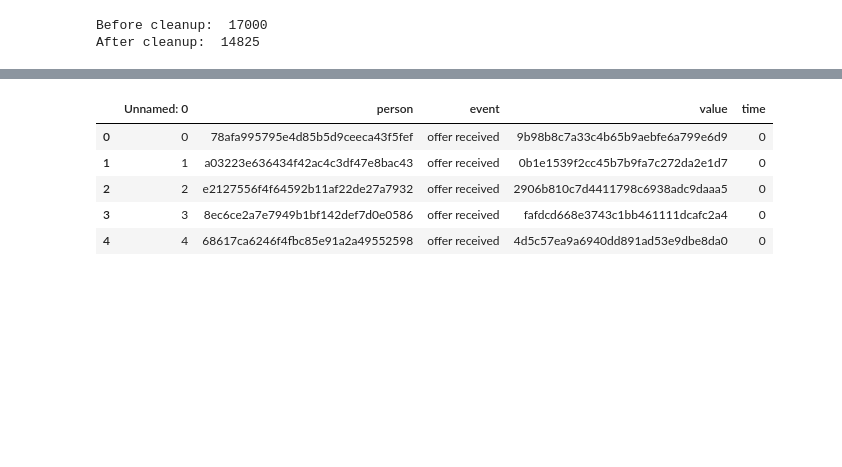
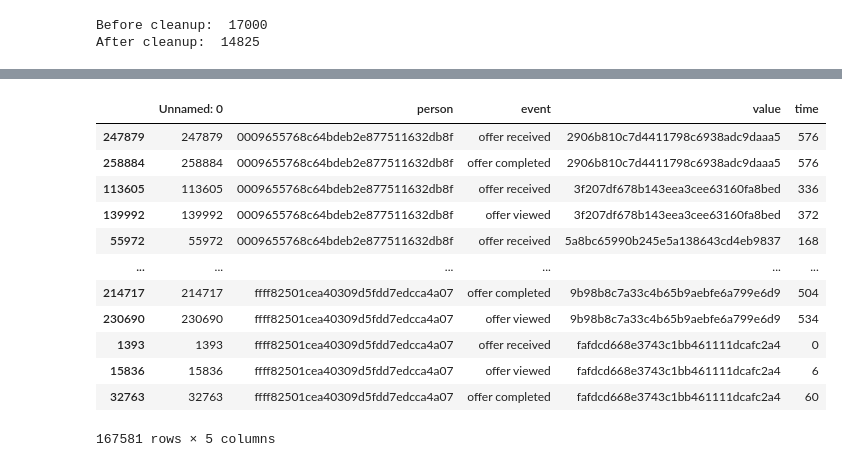
Before and after one commit to surf-guy/DSE200, a Jupyter notebook: MiniProjectStarter_Le.ipynb, the cells around one changed output, grey strips where cells are left out. Drawn from its saved outputs; the diff is of its cells as text; code cells hidden in the pictures; blank space fills up the shorter version.

Commit message:
created transcript_df_sorted

```diff
--- a/MiniProjectStarter_Le.ipynb
+++ b/MiniProjectStarter_Le.ipynb
@@ -173,23 +202,43 @@ profile_df_clean['became_member_on'] = pd.to_datetime(profile_df_clean['became_m
 # %%
-#transactions_df: reformat the key:value {'offer id': '9b98b8c7a33c4b65b9aebfe6a799e6d9'} into just the string value '9b98b8c7a33c4b65b9aebfe6a799e6d9'
+#transcript_df: reformat the key:value {'offer id': '9b98b8c7a33c4b65b9aebfe6a799e6d9'} into just the string value '9b98b8c7a33c4b65b9aebfe6a799e6d9'
+
+#For event: 'offer recieved' and 'offer viewed'
 transcript_df_clean = transcript_df.copy()
 def parse_on_colon(s):
-    s = s.strip("{} ")                # remove curly braces and spaces
-    if ":" not in s:
+    s = s.strip("{} ").replace('"', "'")   # remove braces and normalize quotes
+    if "offer id" in s:
+        # split on "offer_id':" to directly get its value
+        parts = s.split("offer id':", 1)
+        value = parts[1].split(",", 1)[0].strip().strip("'\" ")
+        return value
+    elif ":" in s:
+        # fallback: original behavior
+        parts = s.split(":", 1)
+        value = parts[1].split(",", 1)[0].strip().strip("'\" ")
+        return value
+    else:
         return s
-    # split only on the first colon
-    parts = s.split(":", 1)
-    value = parts[1].strip().strip("'\" ")
-    return value
 
+#For event: 'offer completed'
 transcript_df_clean["value"] = transcript_df_clean["value"].apply(parse_on_colon)
-# %%
-#confirm 'value' format
-transcript_df_clean.head()
-# %% [output]
-|  | Unnamed: 0 | person | event | value | time |
-| 0 | 0 | 78afa995795e4d85b5d9ceeca43f5fef | offer received | 9b98b8c7a33c4b65b9aebfe6a799e6d9 | 0 |
-| 1 | 1 | a03223e636434f42ac4c3df47e8bac43 | offer received | 0b1e1539f2cc45b7b9fa7c272da2e1d7 | 0 |
-| 2 | 2 | e2127556f4f64592b11af22de27a7932 | offer received | 2906b810c7d4411798c6938adc9daaa5 | 0 |
-| 3 | 3 | 8ec6ce2a7e7949b1bf142def7d0e0586 | offer received | fafdcd668e3743c1bb461111dcafc2a4 | 0 |
-| 4 | 4 | 68617ca6246f4fbc85e91a2a49552598 | offer received | 4d5c57ea9a6940dd891ad53e9dbe8da0 | 0 |
+# %%
+#group rows by person and value in order to view how far down the promotion funnel they got ie(offer recived, offer viewed, offer completed)
+transcript_df_sorted=transcript_df_clean.sort_values(by=['person', 'value'])
+
+#Remove event: transaction
+transcript_df_sorted = transcript_df_sorted[transcript_df_sorted['event'] != 'transaction']
+transcript_df_sorted
+# %% [output]
+|  | Unnamed: 0 | person | event | value | time |
+| 247879 | 247879 | 0009655768c64bdeb2e877511632db8f | offer received | 2906b810c7d4411798c6938adc9daaa5 | 576 |
+| 258884 | 258884 | 0009655768c64bdeb2e877511632db8f | offer completed | 2906b810c7d4411798c6938adc9daaa5 | 576 |
+| 113605 | 113605 | 0009655768c64bdeb2e877511632db8f | offer received | 3f207df678b143eea3cee63160fa8bed | 336 |
+| 139992 | 139992 | 0009655768c64bdeb2e877511632db8f | offer viewed | 3f207df678b143eea3cee63160fa8bed | 372 |
+| 55972 | 55972 | 0009655768c64bdeb2e877511632db8f | offer received | 5a8bc65990b245e5a138643cd4eb9837 | 168 |
+| ... | ... | ... | ... | ... | ... |
+| 214717 | 214717 | ffff82501cea40309d5fdd7edcca4a07 | offer completed | 9b98b8c7a33c4b65b9aebfe6a799e6d9 | 504 |
+| 230690 | 230690 | ffff82501cea40309d5fdd7edcca4a07 | offer viewed | 9b98b8c7a33c4b65b9aebfe6a799e6d9 | 534 |
+| 1393 | 1393 | ffff82501cea40309d5fdd7edcca4a07 | offer received | fafdcd668e3743c1bb461111dcafc2a4 | 0 |
+| 15836 | 15836 | ffff82501cea40309d5fdd7edcca4a07 | offer viewed | fafdcd668e3743c1bb461111dcafc2a4 | 6 |
+| 32763 | 32763 | ffff82501cea40309d5fdd7edcca4a07 | offer completed | fafdcd668e3743c1bb461111dcafc2a4 | 60 |
+167581 rows × 5 columns
```
Also changed, not shown: parts of 10 cells of this notebook.
